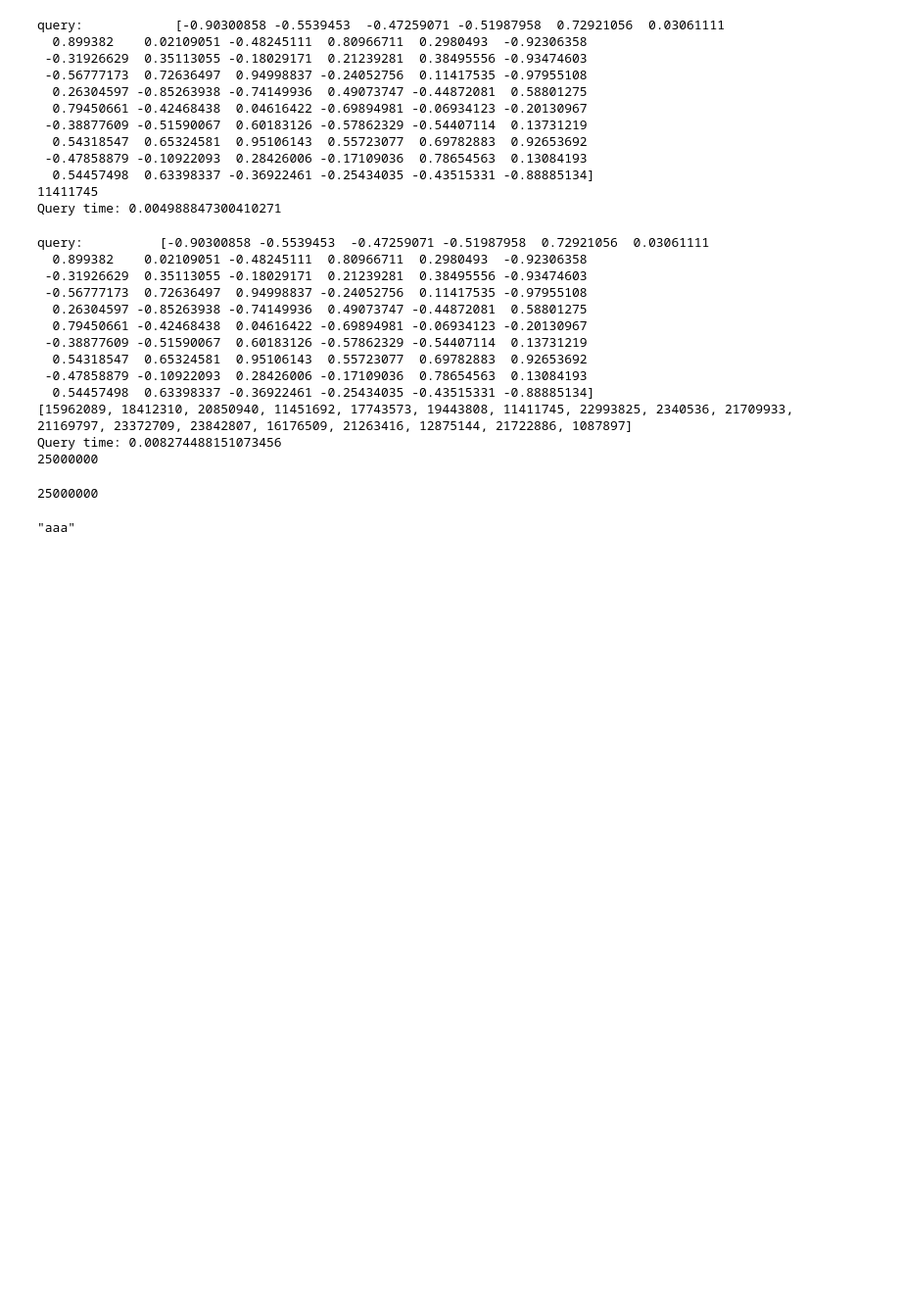
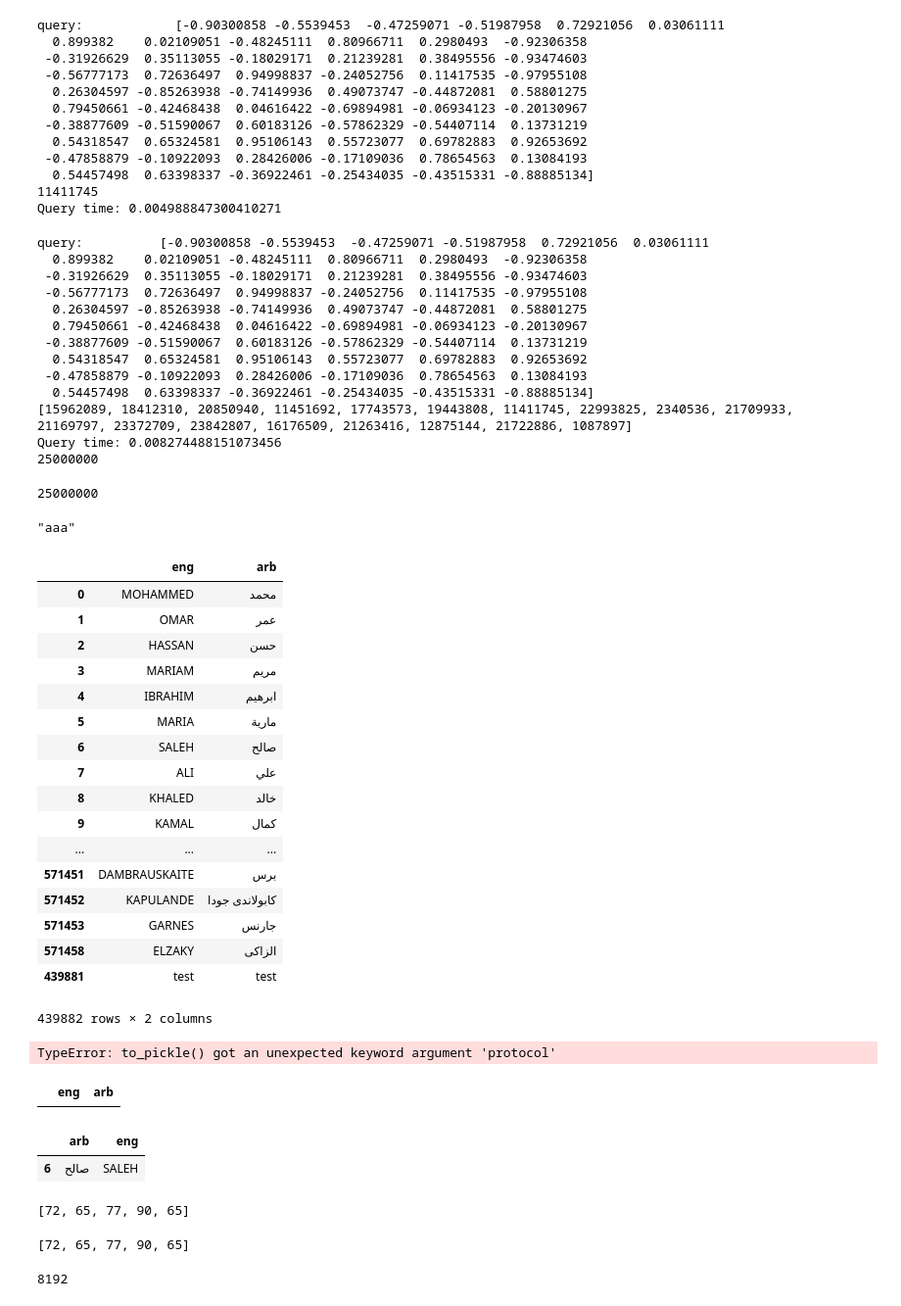
Before and after one commit to cezary-potocki/phoneme, a Jupyter notebook: data-preparation/cez_workbook.ipynb, the cells around one changed output. Shown at 98% size. Cells and saved outputs as stored; diff of their text form; code cells hidden in the pictures; blank space fills up the shorter version.

```diff
--- a/data-preparation/cez_workbook.ipynb
+++ b/data-preparation/cez_workbook.ipynb
@@ -796,3 +796,42 @@ import requests
 print(json.dumps("aaa"))
 # %% [output]
 "aaa"
+# %%
+import pandas as pd
+
+adf = pd.read_csv(
+    '/home/jupyter/notebooks/PoC/data-preparation/output/transliteration_datasets/arb_positive_trans.tsv',
+    delimiter='\t',
+    index_col=0,
+    usecols=[0,1,2])
+edf = pd.read_csv(
+    '/home/jupyter/notebooks/PoC/data-preparation/output/transliteration_datasets/eng_positive_trans.tsv',
+    delimiter='\t',
+    index_col=0,
+    usecols=[0,1,2])
+# %%
+edf.loc[len(edf)] = ['test', 'test']
+edf
+# %% [output]
+|  | eng | arb |
+| 0 | MOHAMMED | محمد |
+| 1 | OMAR | عمر |
+| 2 | HASSAN | حسن |
+| 3 | MARIAM | مريم |
+| 4 | IBRAHIM | ابرهيم |
+| 5 | MARIA | مارية |
+| 6 | SALEH | صالح |
+| 7 | ALI | علي |
+| 8 | KHALED | خالد |
+| 9 | KAMAL | كمال |
+| ... | ... | ... |
+| 571451 | DAMBRAUSKAITE | برس |
+| 571452 | KAPULANDE | كابولاندى جودا |
+| 571453 | GARNES | جارنس |
+| 571458 | ELZAKY | الزاكى |
+| 439881 | test | test |
+439882 rows × 2 columns
+# %%
+adf.to_pickle(protocol=2, path='ae.pkl')
+# %% [output]
+TypeError: to_pickle() got an unexpected keyword argument 'protocol'
@@ -798,0 +843,26 @@ print(json.dumps("aaa"))
+# %%
+edf.loc[edf['eng'] == 'OMASR']
+# %% [output]
+|  | eng | arb |
+# %%
+adf.loc[adf['arb'] == 'صالح']
+# %% [output]
+|  | arb | eng |
+| 6 | صالح | SALEH |
+# %%
+list("HAMZA".encode('utf-8'))
+# %% [output]
+[72, 65, 77, 90, 65]
+# %%
+batch_tokens = []
+batch_tokens.append(list("HAMZA".encode('utf-8')))
+
+for tokens in batch_tokens:
+    print(tokens)
+# %% [output]
+[72, 65, 77, 90, 65]
+# %%
+import io
+print (io.DEFAULT_BUFFER_SIZE)
+# %% [output]
+8192
```
Also changed, not shown: parts of 2 cells of this notebook, 6 other files.
